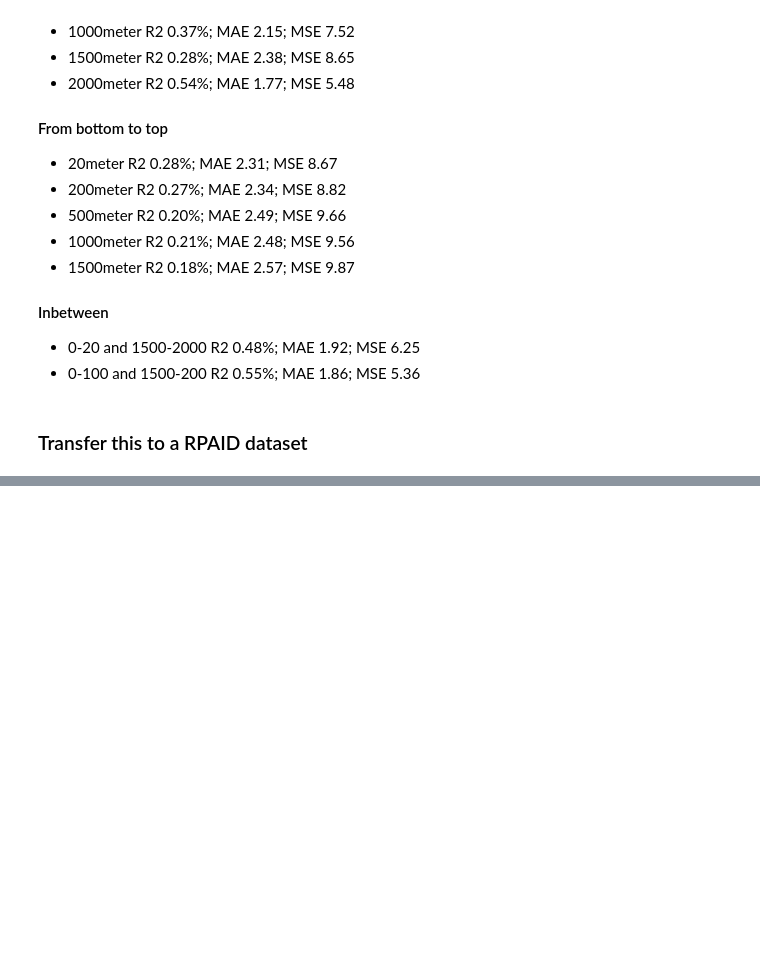
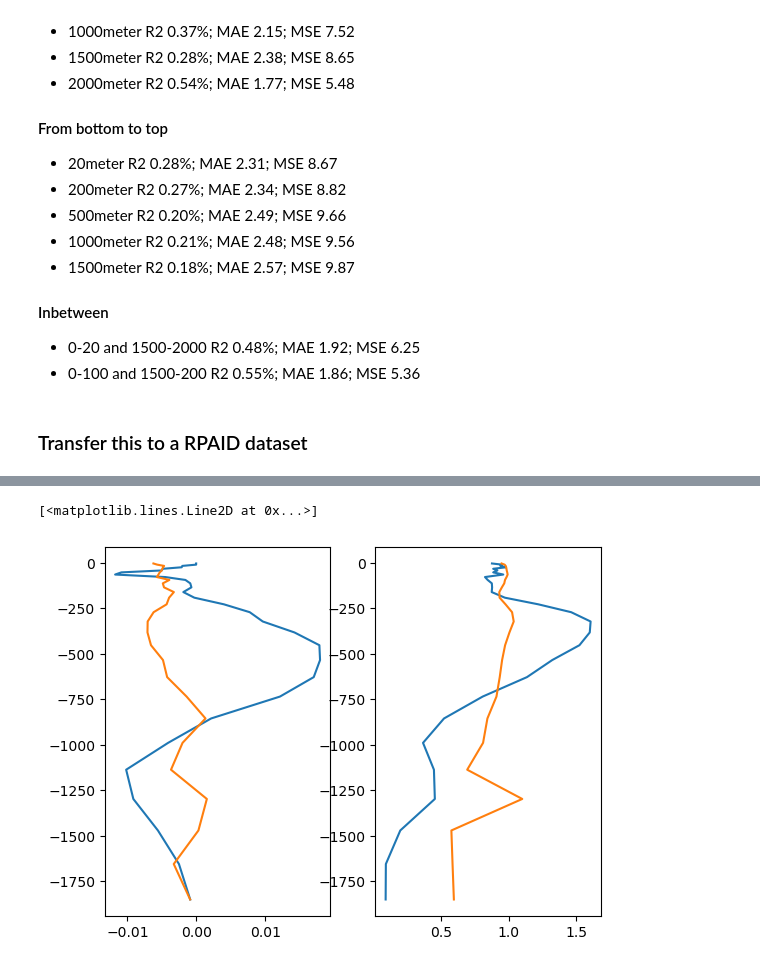
Before and after one commit to ywoelker/rapid-geostrophic-reconstruction, a Jupyter notebook: rapid_umo_reconstruction/11_viking_geostrophic_prediction_multiple_cycles.ipynb, the cells around one changed output, grey strips where cells are left out. Cells and saved outputs as stored; diff of their text form; code cells hidden in the pictures; blank space fills up the shorter version.

```diff
--- a/rapid_umo_reconstruction/11_viking_geostrophic_prediction_multiple_cycles.ipynb
+++ b/rapid_umo_reconstruction/11_viking_geostrophic_prediction_multiple_cycles.ipynb
@@ -783,0 +1925,17 @@ torch.save(best_model.state_dict(), '../rapid-geostrophic-reconstruction/data/11
+# %%
+sample_per_batch = 8_000
+
+# select a random sample of profiles
+
+sample_indices = np.random.choice(np.arange(len(stacked.profile)), sample_per_batch, replace = False)
+# sample_indices_train = np.random.choice(np.arange(len(stacked_train.profile)), sample_per_batch, replace = False)
+# sample_indices_test = np.random.choice(np.arange(len(stacked_test.profile)), sample_per_batch, replace = False)
+sample_indices_argo = np.random.choice(np.arange(len(stacked_argo.profile)), sample_per_batch, replace = False)
+
+variable = 'rho'
+
+X_sample = stacked.isel(profile = sample_indices).drop_vars('profile')[variable].values.T
+# X_sample_train = stacked_train.isel(profile = sample_indices_train).drop_vars('profile')[variable].values.T
+# X_sample_test = stacked_test.isel(profile = sample_indices_test).drop_vars('profile')[variable].values.T
+
+X_argo = stacked_argo.isel(profile = sample_indices_argo).drop_vars('profile')[variable].values.T
@@ -783,0 +1984,13 @@ torch.save(best_model.state_dict(), '../rapid-geostrophic-reconstruction/data/11
+# %%
+fig = plt.figure()
+ax = fig.add_subplot(1,2,1)
+ax.plot( X_sample.mean(axis = 0), ds_argo_merged_10days_std.z)
+ax.plot( X_argo.mean(axis = 0), ds_argo_merged_10days_std.z)
+
+
+ax = fig.add_subplot(1,2,2)
+ax.plot( X_sample.std(axis = 0), ds_argo_merged_10days_std.z)
+ax.plot( X_argo.std(axis = 0), ds_argo_merged_10days_std.z)
+# %% [output]
+[<matplotlib.lines.Line2D at 0x...>]
+[figure, added]
```
Also changed, not shown: parts of 58 cells of this notebook.
